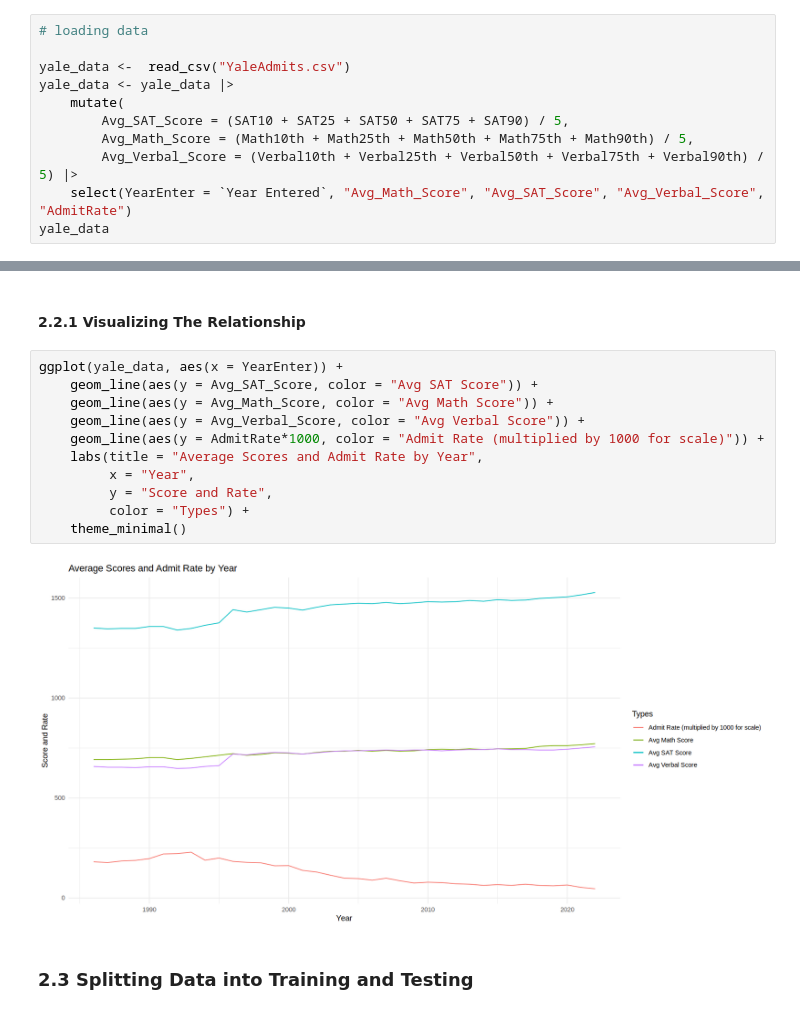
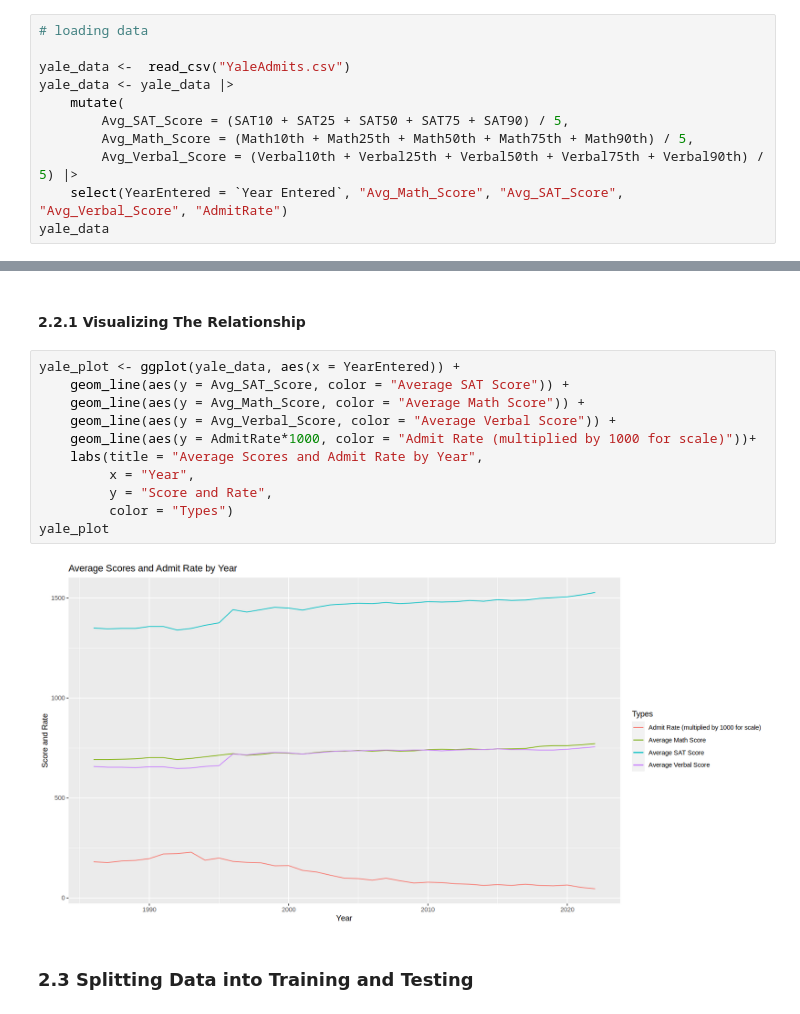
Before and after one commit to ikkit1314/yale_admit, a Jupyter notebook: group_proposal.ipynb, the cells around one changed output, grey strips where cells are left out. Cells and saved outputs as stored; diff of their text form.

```diff
--- a/group_proposal.ipynb
+++ b/group_proposal.ipynb
@@ -58,7 +58,7 @@ yale_data <- yale_data |>
         Avg_SAT_Score = (SAT10 + SAT25 + SAT50 + SAT75 + SAT90) / 5,
         Avg_Math_Score = (Math10th + Math25th + Math50th + Math75th + Math90th) / 5,
         Avg_Verbal_Score = (Verbal10th + Verbal25th + Verbal50th + Verbal75th + Verbal90th) / 5) |>
-    select(YearEnter = `Year Entered`, "Avg_Math_Score", "Avg_SAT_Score", "Avg_Verbal_Score", "AdmitRate")
+    select(YearEntered = `Year Entered`, "Avg_Math_Score", "Avg_SAT_Score", "Avg_Verbal_Score", "AdmitRate")
 yale_data
 # %% [output]
 Rows: 37 Columns: 31
@@ -91,18 +91,18 @@ A tibble: 37 × 5
 # %% [markdown]
 #### 2.2.1 Visualizing The Relationship
 # %%
-ggplot(yale_data, aes(x = YearEnter)) +
-    geom_line(aes(y = Avg_SAT_Score, color = "Avg SAT Score")) +
-    geom_line(aes(y = Avg_Math_Score, color = "Avg Math Score")) +
-    geom_line(aes(y = Avg_Verbal_Score, color = "Avg Verbal Score")) +
-    geom_line(aes(y = AdmitRate*1000, color = "Admit Rate (multiplied by 1000 for scale)")) +
+yale_plot <- ggplot(yale_data, aes(x = YearEntered)) +
+    geom_line(aes(y = Avg_SAT_Score, color = "Average SAT Score")) +
+    geom_line(aes(y = Avg_Math_Score, color = "Average Math Score")) +
+    geom_line(aes(y = Avg_Verbal_Score, color = "Average Verbal Score")) +
+    geom_line(aes(y = AdmitRate*1000, color = "Admit Rate (multiplied by 1000 for scale)"))+
     labs(title = "Average Scores and Admit Rate by Year",
          x = "Year",
          y = "Score and Rate",
-         color = "Types") +
-    theme_minimal()
+         color = "Types")
+yale_plot
 # %% [output]
-[figure, old version]
+[figure, new version]
 # %% [markdown]
 ### 2.3 Splitting Data into Training and Testing
 # %%
```
Also changed, not shown: parts of 6 cells of this notebook.
